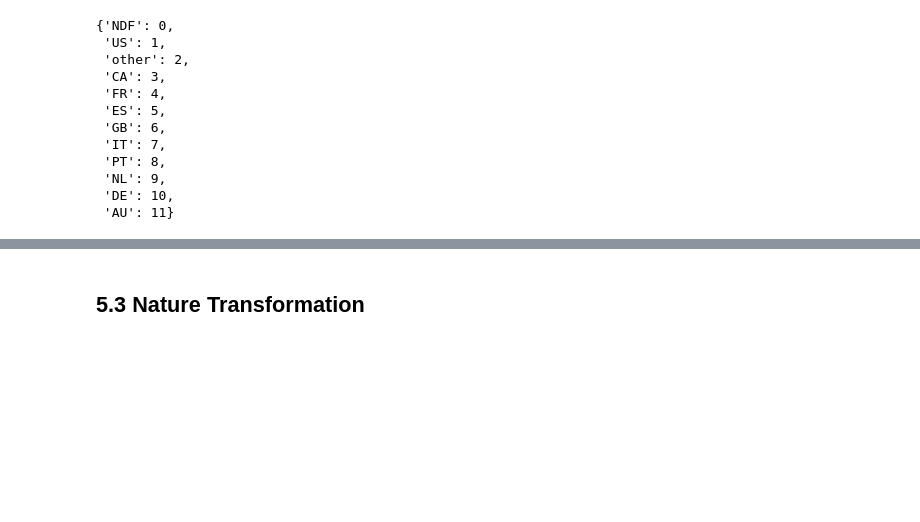
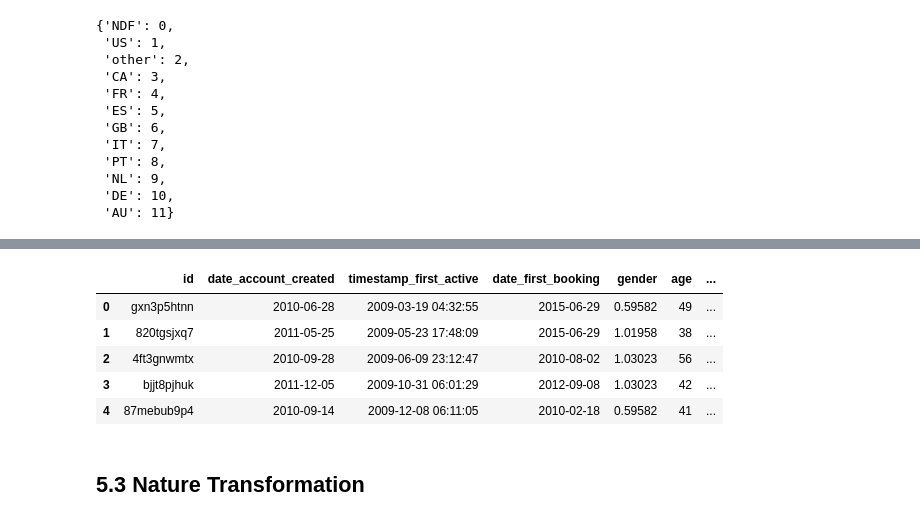
Before and after one commit to ViniciusKos/airbnb_prediction, a Jupyter notebook: airbnb_prediction.ipynb, the cells around one changed output, grey strips where cells are left out. Saved outputs shown, nothing was run; the diff lists cells and outputs as text; code cells hidden in the pictures; blank space fills up the shorter version.

```diff
--- a/airbnb_prediction.ipynb
+++ b/airbnb_prediction.ipynb
@@ -647,7 +654,7 @@ robust_cols = df5.filter(regex="from").columns
 for i in numeric_cols:
     mms = MinMaxScaler()
     mms.fit_transform( df5[[i]])
-    pickle.dump(mms, open(f'{mms.__class__.__name__}_{i}.pkl', 'wb'))
+    pickle.dump(mms, open(f'preprocessors/{mms.__class__.__name__}_{i}.pkl', 'wb'))
 # %% [markdown]
 ## 5.2 Encoding
 # %%
@@ -679,8 +681,7 @@ dic_countries
  'DE': 10,
  'AU': 11}
 # %%
-os.makedirs( os.getcwd()+"\preprocessors", exist_ok=True)
 for i in cols_te:
     te = TargetEncoder()
     df5[i]=te.fit_transform( df5[i], df5['country_destination'].map(dic_countries) )
-    pickle.dump(te, open(f'{te.__class__.__name__}_{i}.pkl', 'wb'))
+    pickle.dump(te, open(f'preprocessors/{te.__class__.__name__}_{i}.pkl', 'wb'))
@@ -689,5 +688,14 @@ Warning: No categorical columns found. Calling 'transform' will only return inpu
 # %%
 df5['signup_flow'] = LabelEncoder().fit_transform(df5['signup_flow'].astype(str))
+# %%
+df5.head()
+# %% [output]
+|  | id | date_account_created | timestamp_first_active | date_first_booking | gender | age | ... |
+| 0 | gxn3p5htnn | 2010-06-28 | 2009-03-19 04:32:55 | 2015-06-29 | 0.59582 | 49 | ... |
+| 1 | 820tgsjxq7 | 2011-05-25 | 2009-05-23 17:48:09 | 2015-06-29 | 1.01958 | 38 | ... |
+| 2 | 4ft3gnwmtx | 2010-09-28 | 2009-06-09 23:12:47 | 2010-08-02 | 1.03023 | 56 | ... |
+| 3 | bjjt8pjhuk | 2011-12-05 | 2009-10-31 06:01:29 | 2012-09-08 | 1.03023 | 42 | ... |
+| 4 | 87mebub9p4 | 2010-09-14 | 2009-12-08 06:11:05 | 2010-02-18 | 0.59582 | 41 | ... |
 # %% [markdown]
 ## 5.3 Nature Transformation
 # %%
```
Also changed, not shown: parts of 36 cells of this notebook, 22 other files.
